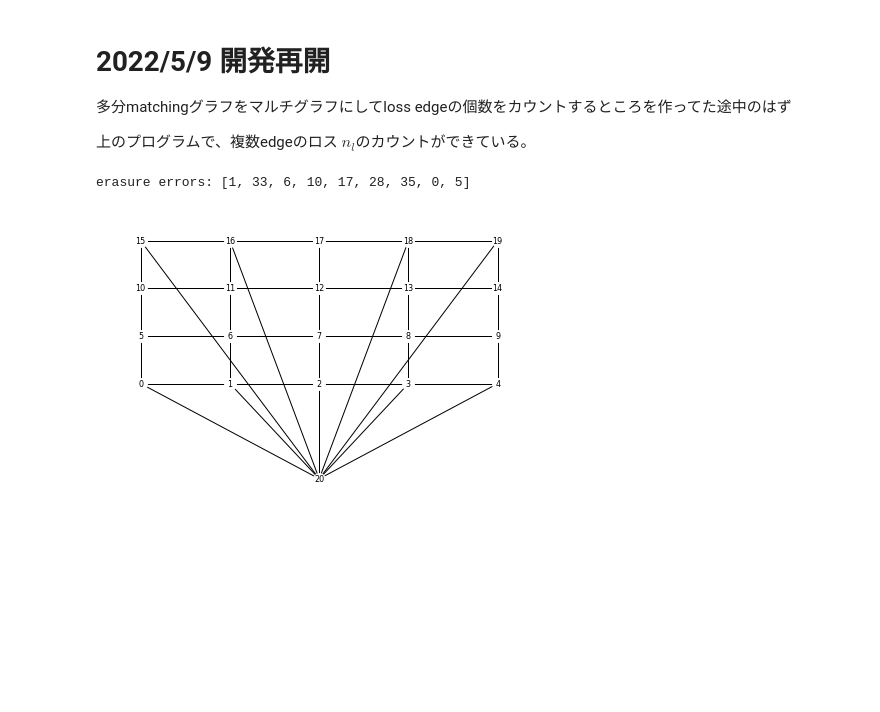
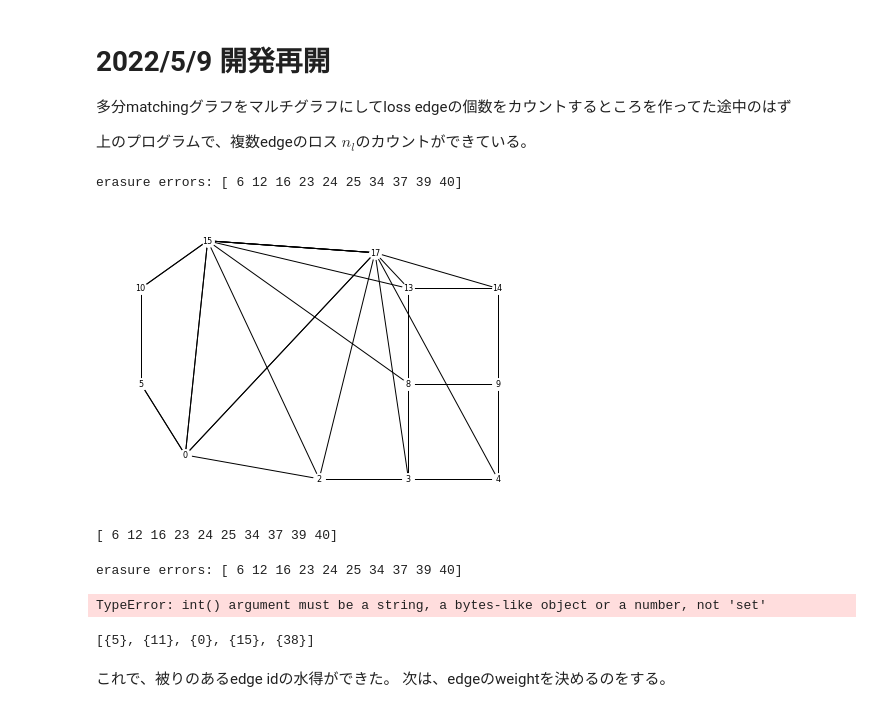
Before and after one commit to FumiKobayashi/pj-planer_code_and_erasure_error, a Jupyter notebook: jikkou.ipynb, the cells around one changed output. Saved outputs shown, nothing was run; the diff lists cells and outputs as text; code cells hidden in the pictures; blank space fills up the shorter version.

Commit message:
被りのあるedge idの取得冠すの作成

```diff
--- a/jikkou.ipynb
+++ b/jikkou.ipynb
@@ -255,23 +255,49 @@ L=5
 Hx =  planer_code_x_stabilisers(L)
 graph_matching =  multi_graph_generator(Hx, L)
 # %%
-graph_matching = Multigraph_creater(graph_matching, error_prob={"erasure":0.25})
+graph_matching =  Erasured_matching_graph_creater(graph_matching, lossqubits)
 
 
 
 # 描画
 ngrid = L
 node_pos={n: graph_matching.nodes[n]['pos'] for n in graph_matching.nodes()}
 
 nx.draw(graph_matching,
         pos=node_pos,
         node_color='white',
         # edge_color='black',
         node_size=700/ngrid,
         font_size=40/ngrid,
         labels = {n: n for n in graph_matching.nodes()},
         # with_label = True,
         )
 # %% [output]
-erasure errors: [1, 33, 6, 10, 17, 28, 35, 0, 5]
+erasure errors: [ 6 12 16 23 24 25 34 37 39 40]
-[figure, old version]
+[figure, new version]
+# %%
+L=5
+ploss = 0.25
+
+num = np.array([i for i in range(L**2+(L-1)**2)])           # lossしたqubitを見つけるための数列
+num_errors = 0                                              # エラーカウンターの設定
+for i in range(1):
+    flag_loss = np.random.binomial(1, ploss, L**2+(L-1)**2)
+    lossqubits = num  * flag_loss
+    lossqubits = lossqubits[lossqubits.nonzero()]
+print(lossqubits)
+# %% [output]
+[ 6 12 16 23 24 25 34 37 39 40]
+# %%
+dict_loss_degraded_edges = dict_number_of_degraded_edges(graph_matching, L, lossqubits)
+degraded_edge_id_list = [graph_matching.edges[k[0],k[1],0]['fault_ids'] for k in dict_loss_degraded_edges.keys()]
+# %% [output]
+erasure errors: [ 6 12 16 23 24 25 34 37 39 40]
+TypeError: int() argument must be a string, a bytes-like object or a number, not 'set'
+# %%
+print(degraded_edge_id_list)
+# %% [output]
+[{5}, {11}, {0}, {15}, {38}]
+# %% [markdown]
+これで、被りのあるedge idの水得ができた。
+次は、edgeのweightを決めるのをする。
```
Also changed, not shown: parts of 1 cell of this notebook, 1 other file.
